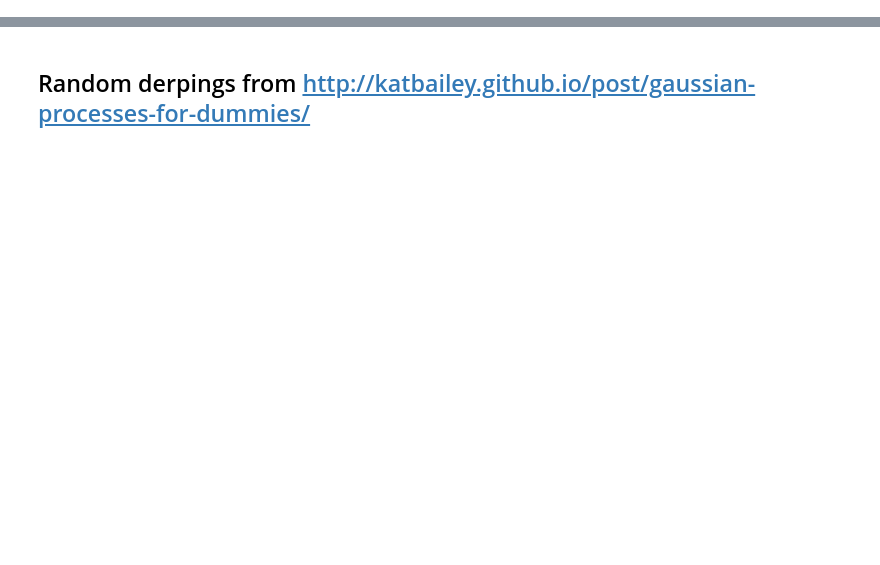
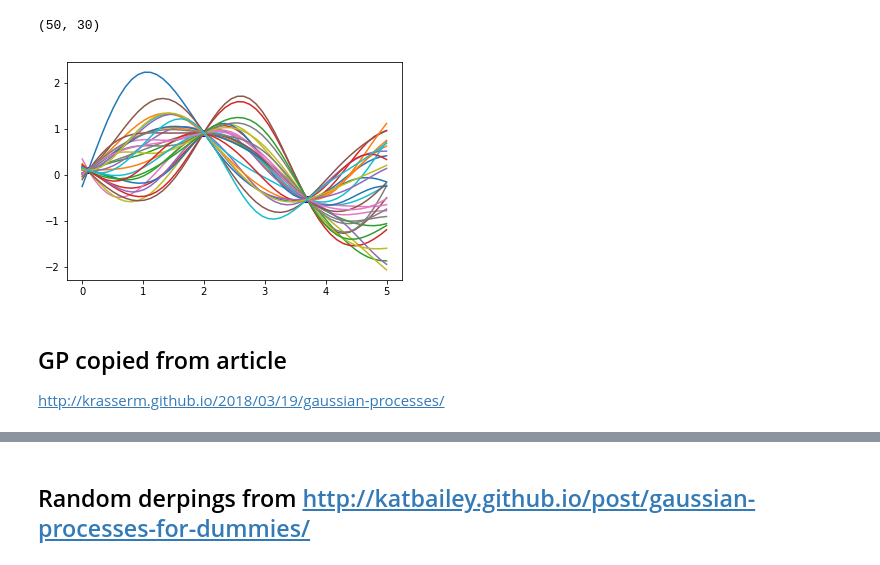
Before and after one commit to darthdeus/bopt, a Jupyter notebook: GP-Bayesopt.ipynb, the cells around one changed output, grey strips where cells are left out. Drawn from its saved outputs; the diff is of its cells as text; code cells hidden in the pictures; blank space fills up the shorter version.

```diff
--- a/GP-Bayesopt.ipynb
+++ b/GP-Bayesopt.ipynb
@@ -18,0 +40,65 @@ plt.plot(X_train, y_train)
+# %%
+def plots(*plots, n_row=3, figsize=(15,4)):
+    num_rows = len(plots) // n_row + 1
+
+    plt.figure(figsize=figsize)
+
+    for i, plot in enumerate(plots):
+        plt.subplot(num_rows, n_row, i+1)
+        plt.imshow(plot)
+
+    plt.show()
+
+def sqexp(x,y):
+    return np.exp(-.5 * 1 * (x*x + y*y - 2*x*y))
+
+def k(x, y=None, kernel=sqexp):
+    if y is None:
+        y = x
+
+    return kernel(*np.meshgrid(y,x)) + 1e-12*np.eye(x.shape[0], y.shape[0])
+
+def gp_reg(X_train, y_train, X_test, kernel):
+    n = len(X_test)
+
+    K = k(X_train, X_train)
+    Kss = k(X_test, X_test)
+    Ks = k(X_train, X_test)
+
+    K_inv = np.linalg.inv(K + 1e-4 * np.eye(K.shape[0]))
+
+    L = np.linalg.cholesky(K + 1e-4 * np.eye(K.shape[0]))
+
+    alpha = np.linalg.solve(L.T, np.linalg.solve(L, y_train))   # equiv K_inv@y
+
+    mu_post = Ks.T @ alpha
+    cov_post = Kss - Ks.T @ K_inv @ Ks
+
+    #Lk = solve(L, Ks)
+    #L = np.linalg.cholesky(Kss + 1e-6*np.eye(n) - (Lk.T @ Lk))
+
+    #f_post = mu_post.reshape(-1,1) + (cholesky(cov_post) @ np.random.normal(size=(n,3)))
+
+    return mu_post, cov_post, cholesky(cov_post)
+
+    # plt.plot(mu_post.reshape(-1,1) + np.linalg.cholesky(cov_post) @ np.random.randn(3, 5));
+    # y_post = post_mu + np.linalg.cholesky(cov_post) @ np.random.randn()
+
+
+mu_post, cov_post, L = gp_reg(X_train, y_train, X_test, k)
+
+f_post = mu_post.reshape(-1, 1) + cholesky(cov_post) @ np.random.randn(n, 30)
+
+plt.plot(X_train, y_train, 'bs')
+plt.plot(X_test, f_post);
+f_post.shape
+#plt.plot(f_post)
+
+# plots(Kss, Ks, Ks.T, K)
+# %% [output]
+(50, 30)
+[figure, added]
+# %% [markdown]
+## GP copied from article
+
+http://krasserm.github.io/2018/03/19/gaussian-processes/
```
Also changed, not shown: parts of 37 cells of this notebook, 1 other file.
